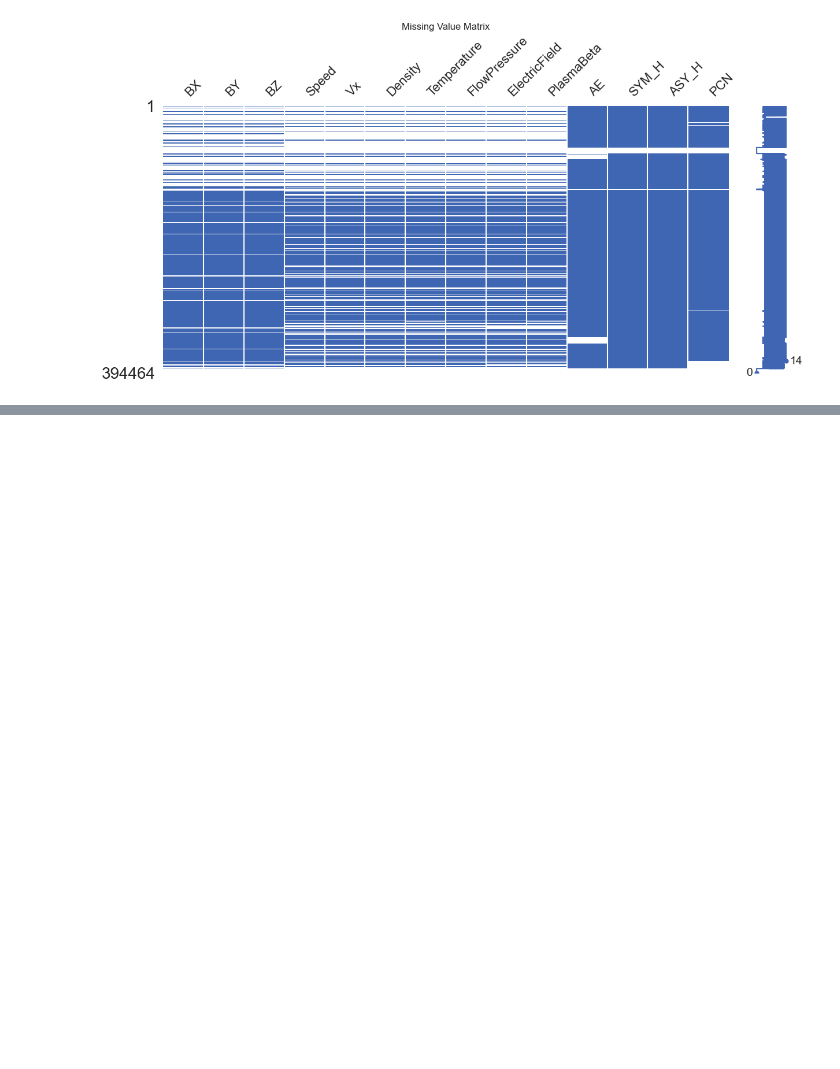
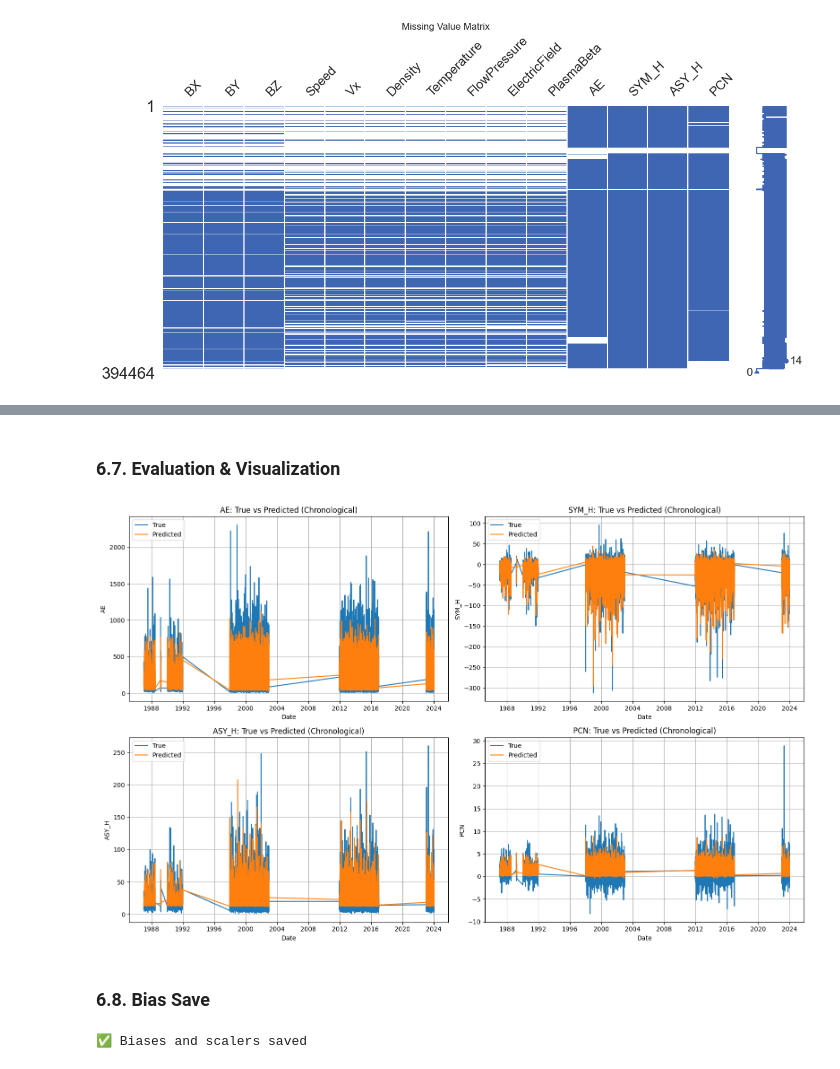
Before and after one commit to shivangichaudhary/Space-Weather-Event-Analysis, a Jupyter notebook: Notebooks/omni2.ipynb, the cells around one changed output, grey strips where cells are left out. Cells and saved outputs as stored; diff of their text form; code cells hidden in the pictures; blank space fills up the shorter version.

```diff
--- a/Notebooks/omni2.ipynb
+++ b/Notebooks/omni2.ipynb
@@ -673,0 +562,11 @@ print("✅ Biases saved as lstm_model_biases.npz")
+# %%
+# Predict
+y_pred_scaled = model.predict(X_test)
+y_pred = output_scaler.inverse_transform(y_pred_scaled)
+y_true = output_scaler.inverse_transform(y_test)
+
+# Sort by actual datetime for clean plotting
+sorted_indices = np.argsort(time_test)
+sorted_time = time_test[sorted_indices]
+y_true_sorted = y_true[sorted_indices]
+y_pred_sorted = y_pred[sorted_indices]
@@ -673,0 +618,41 @@ print("✅ Biases saved as lstm_model_biases.npz")
+# %% [markdown]
+### 6.7. Evaluation & Visualization
+# %%
+import matplotlib.pyplot as plt
+
+plt.figure(figsize=(16, 10))
+for i, name in enumerate(earth_targets):
+    plt.subplot(2, 2, i+1)
+    plt.plot(sorted_time, y_true_sorted[:, i], label='True')
+    plt.plot(sorted_time, y_pred_sorted[:, i], label='Predicted')
+    plt.title(f"{name}: True vs Predicted (Chronological)")
+    plt.xlabel("Date")
+    plt.ylabel(name)
+    plt.grid(True)
+    plt.legend()
+
+plt.tight_layout()
+plt.show()
+# %% [output]
+[figure, added]
+# %% [markdown]
+### 6.8. Bias Save
+# %%
+import joblib
+import json
+
+# Save scalers
+joblib.dump(input_scaler, "../Models/input_scaler.pkl")
+joblib.dump(output_scaler, "../Models/output_scaler.pkl")
+
+# Save model biases
+bias_dict = {layer.name: layer.get_weights()[1].tolist()
+             for layer in model.layers if len(layer.get_weights()) >= 2}
+
+with open("../Models/lstm_model_biases.json", "w") as f:
+    json.dump(bias_dict, f, indent=2)
+
+np.savez("../Models/lstm_model_biases.npz", **{k: np.array(v) for k, v in bias_dict.items()})
+print("✅ Biases and scalers saved")
+# %% [output]
+✅ Biases and scalers saved
```
Also changed, not shown: parts of 53 cells of this notebook, 10 other files.
